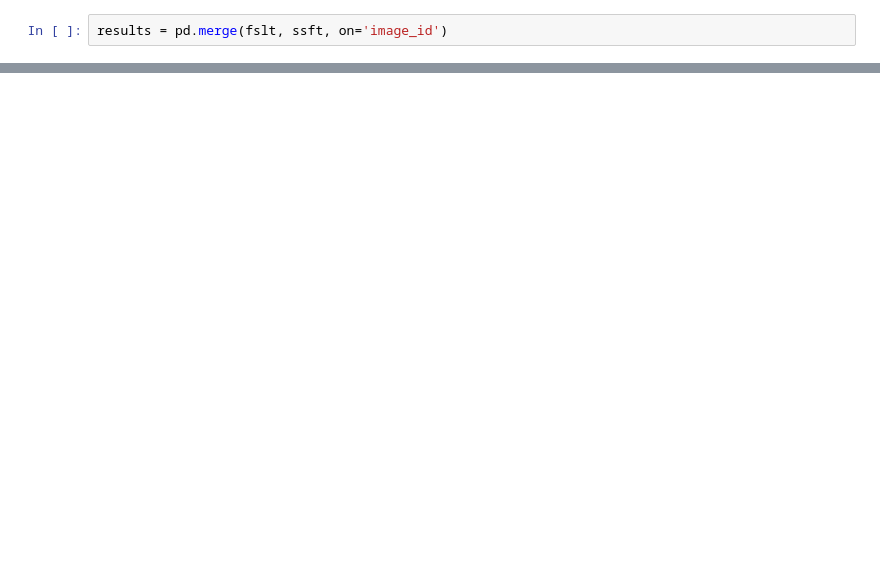
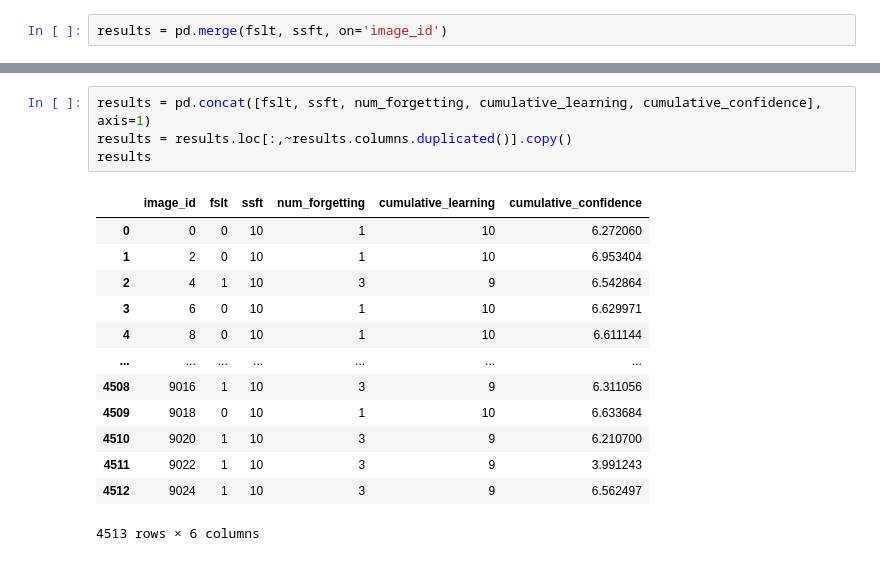
Before and after one commit to lisadunlap/second_split_forgetting, a Jupyter notebook: compute_ssft.ipynb, the cells around one changed output, grey strips where cells are left out. Saved outputs shown, nothing was run; the diff lists cells and outputs as text; blank space fills up the shorter version.

```diff
--- a/compute_ssft.ipynb
+++ b/compute_ssft.ipynb
@@ -80,0 +120,18 @@ results
+# %%
+results = pd.concat([fslt, ssft, num_forgetting, cumulative_learning, cumulative_confidence], axis=1)
+results = results.loc[:,~results.columns.duplicated()].copy()
+results
+# %% [output]
+|  | image_id | fslt | ssft | num_forgetting | cumulative_learning | cumulative_confidence |
+| 0 | 0 | 0 | 10 | 1 | 10 | 6.272060 |
+| 1 | 2 | 0 | 10 | 1 | 10 | 6.953404 |
+| 2 | 4 | 1 | 10 | 3 | 9 | 6.542864 |
+| 3 | 6 | 0 | 10 | 1 | 10 | 6.629971 |
+| 4 | 8 | 0 | 10 | 1 | 10 | 6.611144 |
+| ... | ... | ... | ... | ... | ... | ... |
+| 4508 | 9016 | 1 | 10 | 3 | 9 | 6.311056 |
+| 4509 | 9018 | 0 | 10 | 1 | 10 | 6.633684 |
+| 4510 | 9020 | 1 | 10 | 3 | 9 | 6.210700 |
+| 4511 | 9022 | 1 | 10 | 3 | 9 | 3.991243 |
+| 4512 | 9024 | 1 | 10 | 3 | 9 | 6.562497 |
+4513 rows × 6 columns
```
Also changed, not shown: parts of 8 cells of this notebook, 4 other files.
